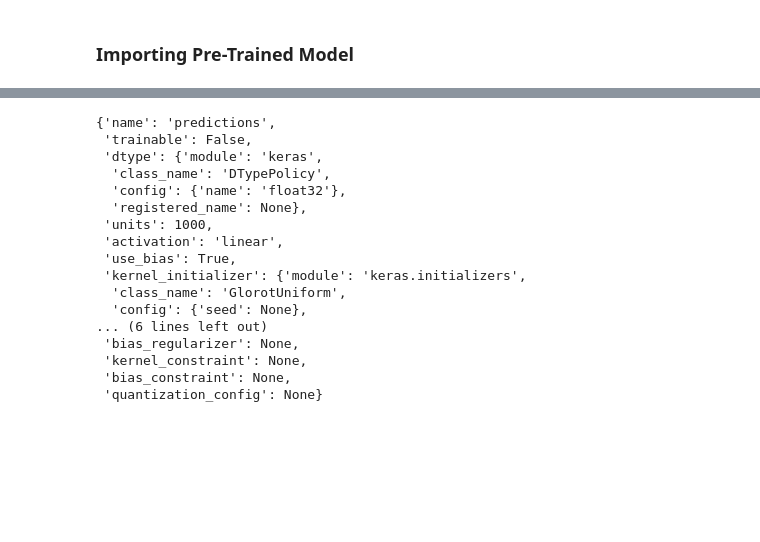
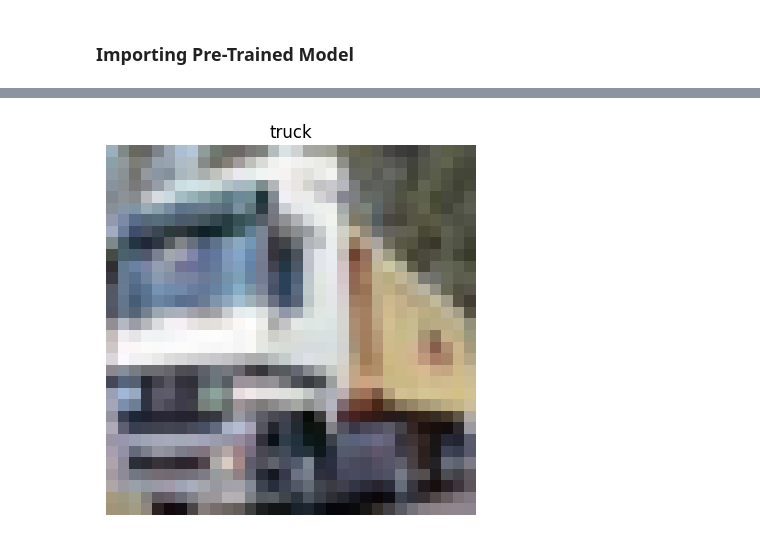
Before and after one commit to pradhans369/Deep_Learning, a Jupyter notebook: 7_9_4_Training_new_model_on_preTrained_model.ipynb, the cells around one changed output, grey strips where cells are left out. Saved outputs shown, nothing was run; the diff lists cells and outputs as text; code cells hidden in the pictures; blank space fills up the shorter version.

```diff
--- a/7_9_4_Training_new_model_on_preTrained_model.ipynb
+++ b/7_9_4_Training_new_model_on_preTrained_model.ipynb
@@ -63,20 +40,0 @@ Model: "res_net_image_classifier_14"
-# %%
-model.get_layer("predictions").get_config()
-# %% [output]
-{'name': 'predictions',
- 'trainable': False,
- 'dtype': {'module': 'keras',
-  'class_name': 'DTypePolicy',
-  'config': {'name': 'float32'},
-  'registered_name': None},
- 'units': 1000,
- 'activation': 'linear',
- 'use_bias': True,
- 'kernel_initializer': {'module': 'keras.initializers',
-  'class_name': 'GlorotUniform',
-  'config': {'seed': None},
-... (6 lines left out)
- 'bias_regularizer': None,
- 'kernel_constraint': None,
- 'bias_constraint': None,
- 'quantization_config': None}
@@ -82,0 +43,22 @@ model.get_layer("predictions").get_config()
+# %%
+class_names = [
+    "airplane",
+    "automobile",
+    "bird",
+    "cat",
+    "deer",
+    "dog",
+    "frog",
+    "horse",
+    "ship",
+    "truck"
+]
+index = 1
+label_index = y_train[index][0]
+class_name = class_names[label_index]
+plt.imshow(x_train[index])
+plt.title(class_name)
+plt.axis("off")
+plt.show()
+# %% [output]
+[figure, added]
```
Also changed, not shown: parts of 13 cells of this notebook, 6 other files.
